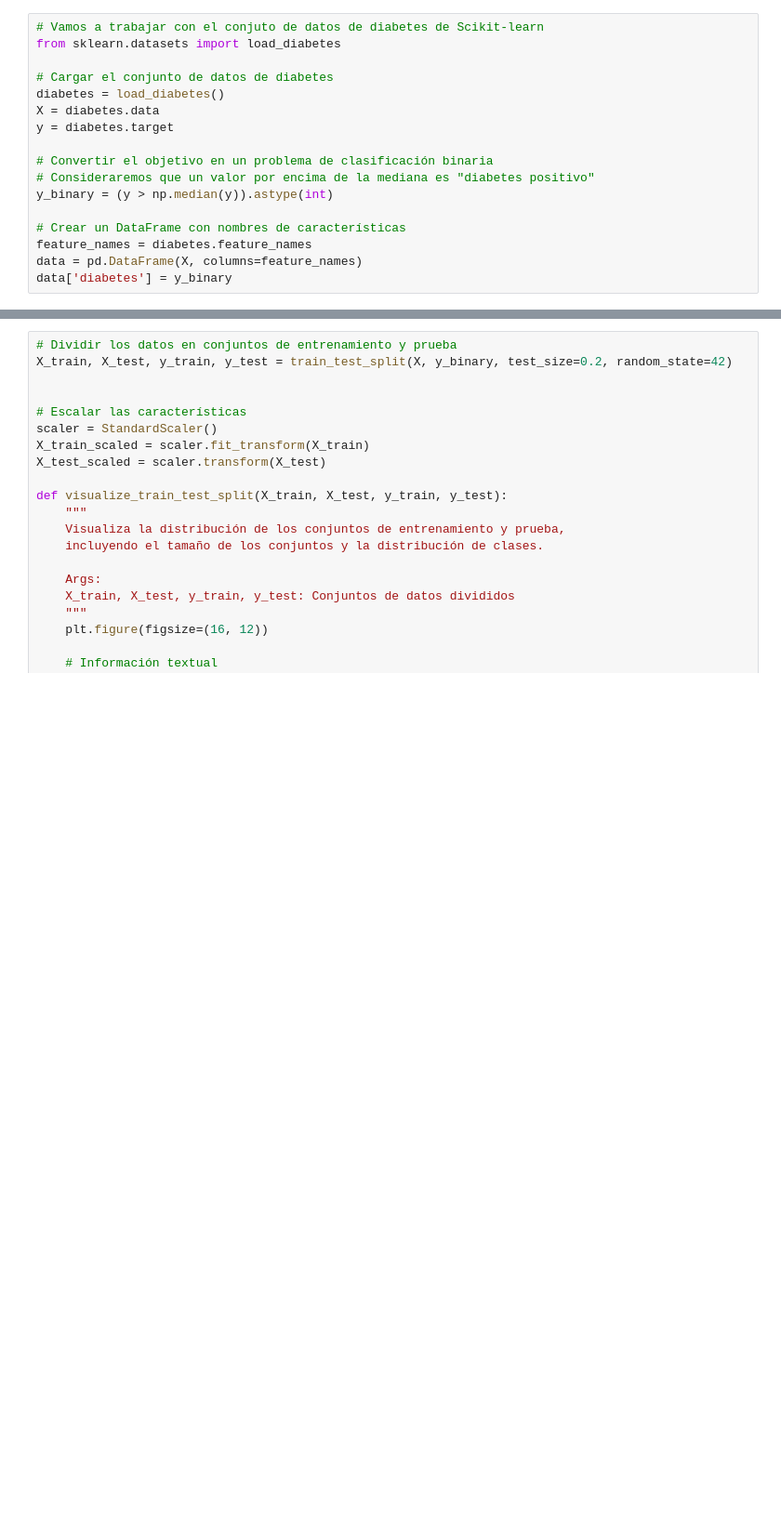
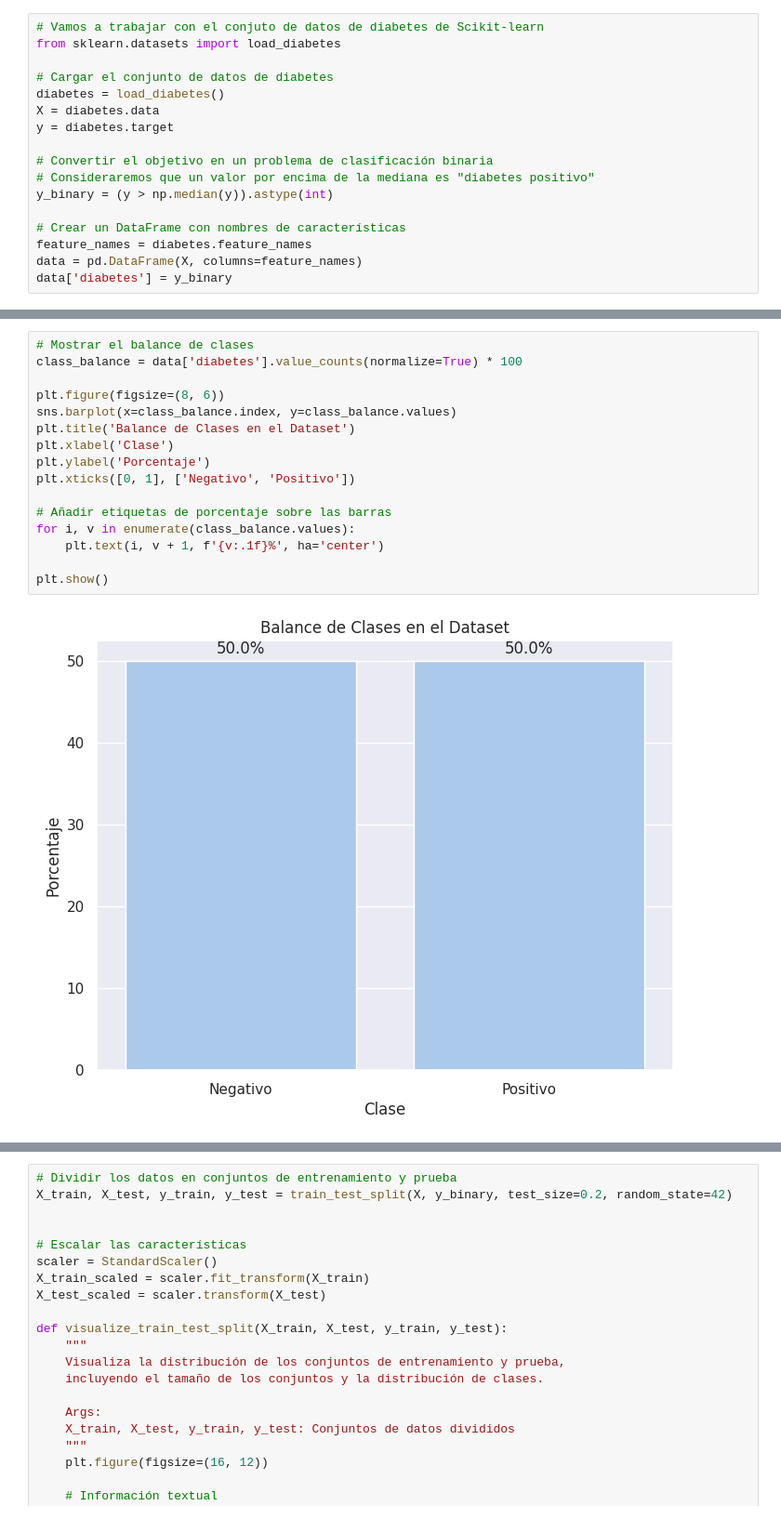
Before and after one commit to txusser/Master_IA_Sanidad, a Jupyter notebook: Modulo_2/2_3_4_Modelado_y_evaluación_de_resultados.ipynb, the cells around one changed output, grey strips where cells are left out. Shown at 93% size. Saved outputs shown, nothing was run; the diff lists cells and outputs as text; blank space fills up the shorter version.

```diff
--- a/Modulo_2/2_3_4_Modelado_y_evaluación_de_resultados.ipynb
+++ b/Modulo_2/2_3_4_Modelado_y_evaluación_de_resultados.ipynb
@@ -35,0 +58,18 @@ data['diabetes'] = y_binary
+# %%
+# Mostrar el balance de clases
+class_balance = data['diabetes'].value_counts(normalize=True) * 100
+
+plt.figure(figsize=(8, 6))
+sns.barplot(x=class_balance.index, y=class_balance.values)
+plt.title('Balance de Clases en el Dataset')
+plt.xlabel('Clase')
+plt.ylabel('Porcentaje')
+plt.xticks([0, 1], ['Negativo', 'Positivo'])
+
+# Añadir etiquetas de porcentaje sobre las barras
+for i, v in enumerate(class_balance.values):
+    plt.text(i, v + 1, f'{v:.1f}%', ha='center')
+
+plt.show()
+# %% [output]
+[figure, added]
```
Also changed, not shown: parts of 3 cells of this notebook.
